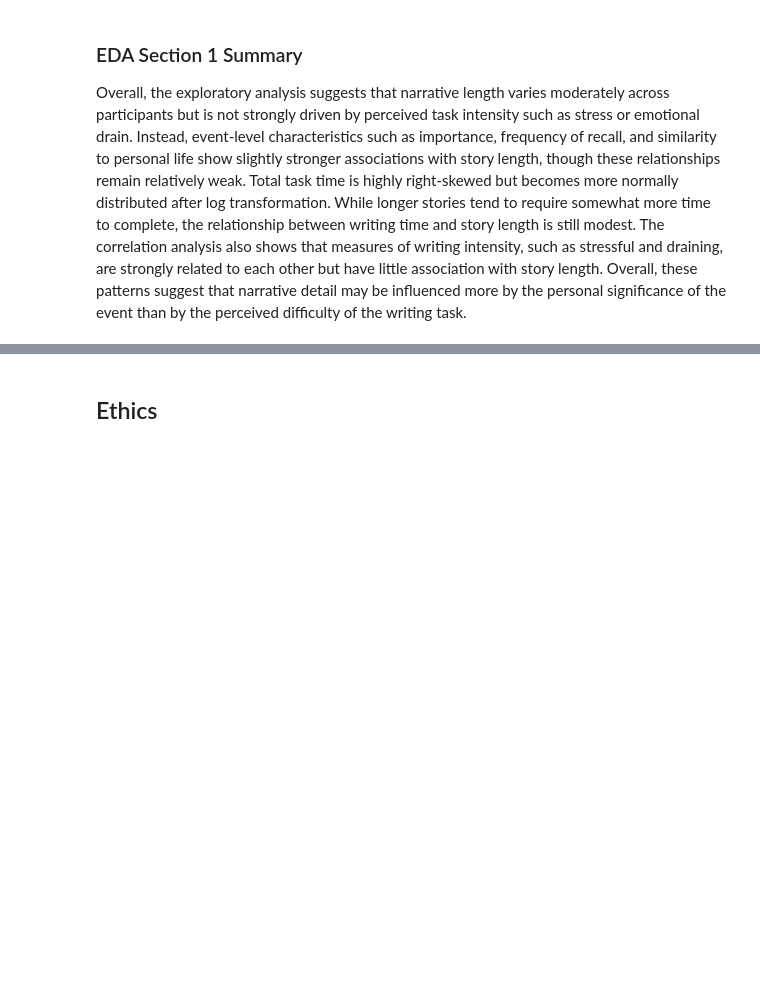
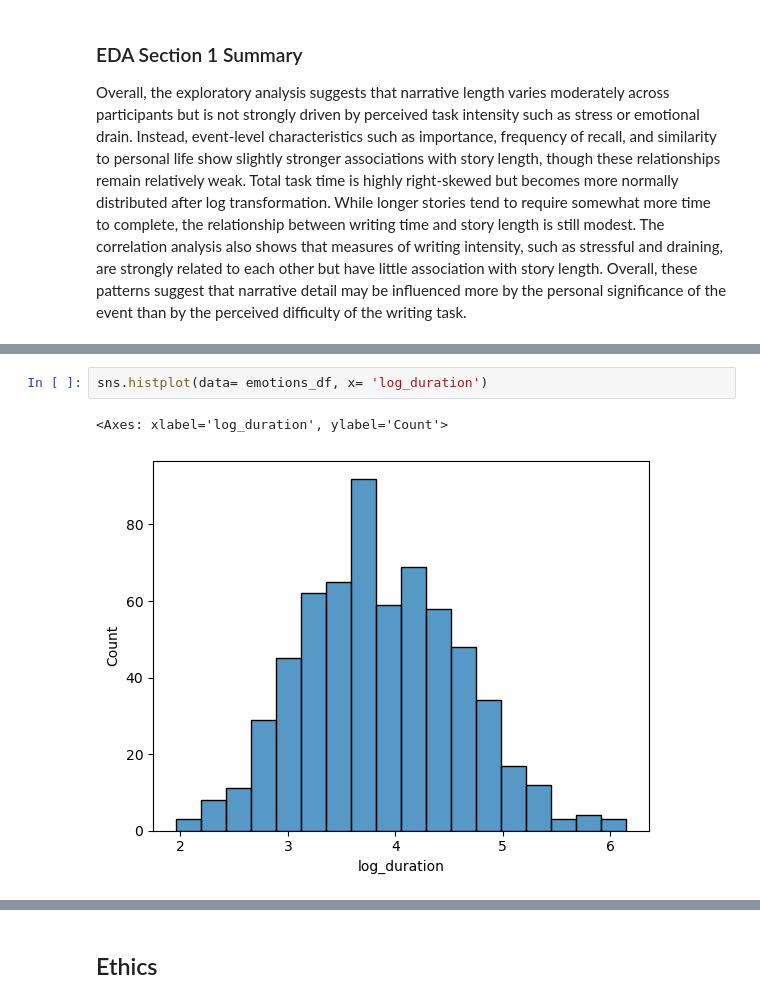
Before and after one commit to emw017/Group125_WI26, a Jupyter notebook: 02-EDACheckpoint.ipynb, the cells around one changed output, grey strips where cells are left out. Drawn from its saved outputs; the diff is of its cells as text; blank space fills up the shorter version.

```diff
--- a/02-EDACheckpoint.ipynb
+++ b/02-EDACheckpoint.ipynb
@@ -784,0 +829,5 @@ Some more words and stuff.  Remember notebooks work best if you interleave the c
+# %%
+sns.histplot(data= emotions_df, x= 'log_duration')
+# %% [output]
+<Axes: xlabel='log_duration', ylabel='Count'>
+[figure, added]
```
Also changed, not shown: parts of 21 cells of this notebook.
